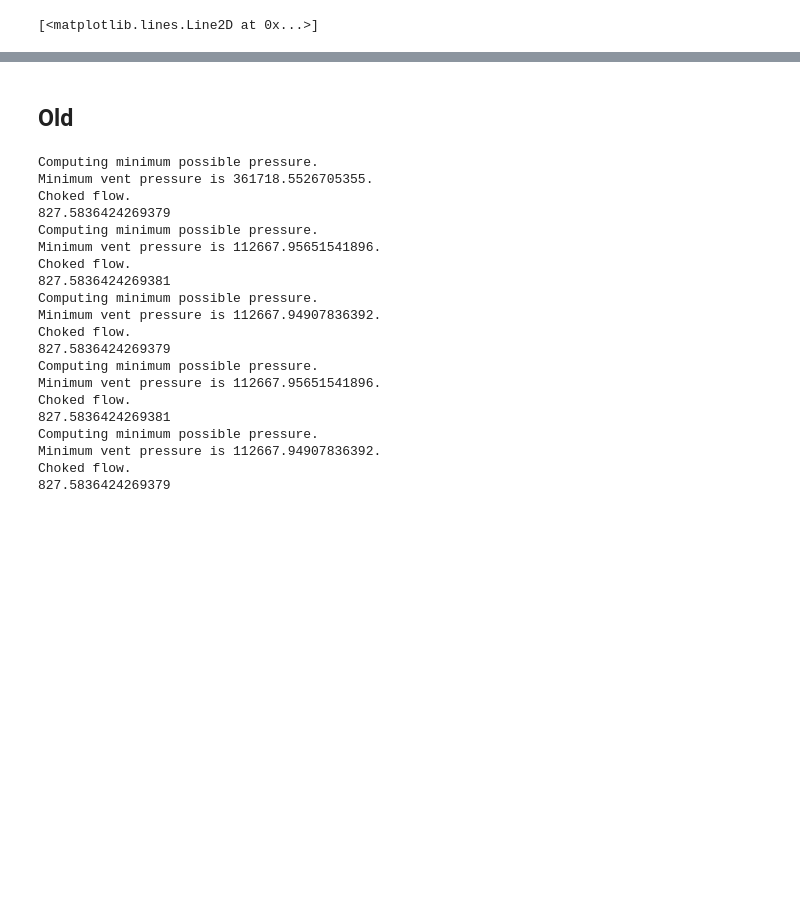
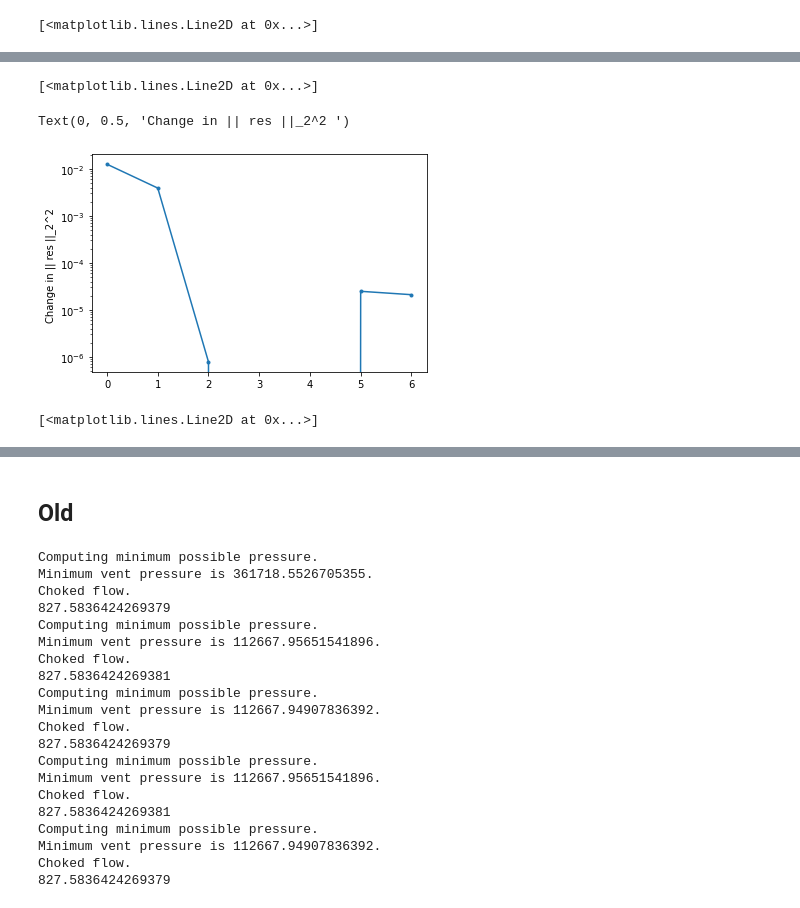
Before and after one commit to fredriclam/compressible-conduit-steady, a Jupyter notebook: periodic_approx_tester.ipynb, the cells around one changed output, grey strips where cells are left out. Saved outputs shown, nothing was run; the diff lists cells and outputs as text; code cells hidden in the pictures; blank space fills up the shorter version.

```diff
--- a/periodic_approx_tester.ipynb
+++ b/periodic_approx_tester.ipynb
@@ -180,0 +306,36 @@ for i in range(5):
+# %%
+# At fixed x, estimate one period
+
+import scipy.integrate
+
+def residual(x, u, yC_repr, coord_map_x2t, coord_map_t2x) -> tuple:
+  def estimate_t(x_fixed, t):
+    ''' Estimate solution advanced by t, at fixed u. '''
+    # Compute spatial sampling point corresponding to temporal sampling point
+    xq = coord_map_x2t(coord_map_t2x(x_fixed) + t)
+    return np.interp(xq, x, u)
+
+  num_x_samples = 800
+
+  # Set sampling mesh
+  x_samples = np.linspace(x.min(), x.max(), num_x_samples)
+  # Initialize array for u' / ubar
+  fluctuation_ratios = np.zeros_like(x_samples)
+
+  for i, x_fixed in enumerate(x_samples):
+    # Central-time-estimate period-average of u
+    outs = scipy.integrate.quad(
+      lambda t: estimate_t(x_fixed, t),
+      -forcing_period/2,
+      forcing_period/2,
+      full_output=True,
+      epsabs=1e-6,
+      epsrel=1e-6)
+    ubar = outs[0] / forcing_period
+    # Estimate fluctuation ratio u' / ubar at t = 0
+    fluctuation_ratios[i] = np.interp(x_fixed, x, u)/ubar - 1.0
+
+  return x_samples, fluctuation_ratios * yC_repr(x_samples)
+# %%
+x_samples, yCresidual = residual(x, u, yC_repr, coord_map_x2t, coord_map_t2x)
+residualnorm = scipy.integrate.simps(yCresidual**2, x_samples)
@@ -180,0 +430,40 @@ for i in range(5):
+# %%
+%matplotlib tk
+plt.plot(x_samples, yC_evals[1], '.-')
+plt.plot(x_samples, yC_evals[2], '.--')
+plt.plot(x_samples, yC_evals[6], '.--')
+# %% [output]
+[<matplotlib.lines.Line2D at 0x...>]
+# %%
+plt.clf()
+plt.semilogy(np.diff(np.abs(residualnorms)), '.-')
+plt.ylabel("Change in || res ||_2^2 ")
+# %% [output]
+Text(0, 0.5, 'Change in || res ||_2^2 ')
+[figure, added]
+# %%
+''' Plot frequency of u '''
+
+%matplotlib tk
+signal = u.copy()
+
+# Nyquist wavenumber
+kn = 0.5/(x[1]-x[0])
+# Number of samples
+Ns = len(x)
+# Linear frequency axis
+kaxis = np.linspace(0.0, kn, Ns//2)
+# Get fft output
+z = np.fft.fft(signal)
+# fft amplitude
+amp = 2.0/Ns * np.abs(z[:Ns//2])
+
+plt.semilogy(kaxis, amp, '.')
+plt.xlabel("Linear wavenumber / m")
+plt.ylabel("| f hat |")
+
+# Mark input linear wavenumber based on resulting inlet velocity
+k_expected = 1 / (forcing_period * u[0])
+plt.plot([k_expected, k_expected], [1e-6, 1e-1], '--')
+# %% [output]
+[<matplotlib.lines.Line2D at 0x...>]
```
Also changed, not shown: parts of 13 cells of this notebook, 1 other file.
